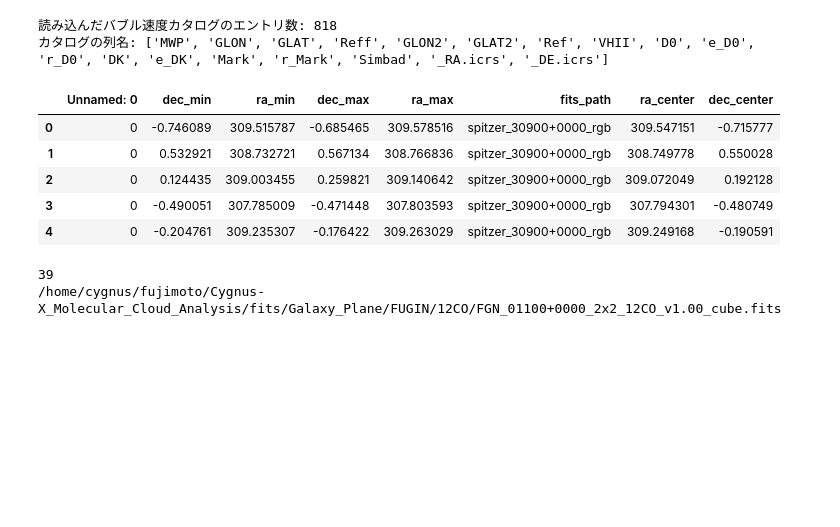
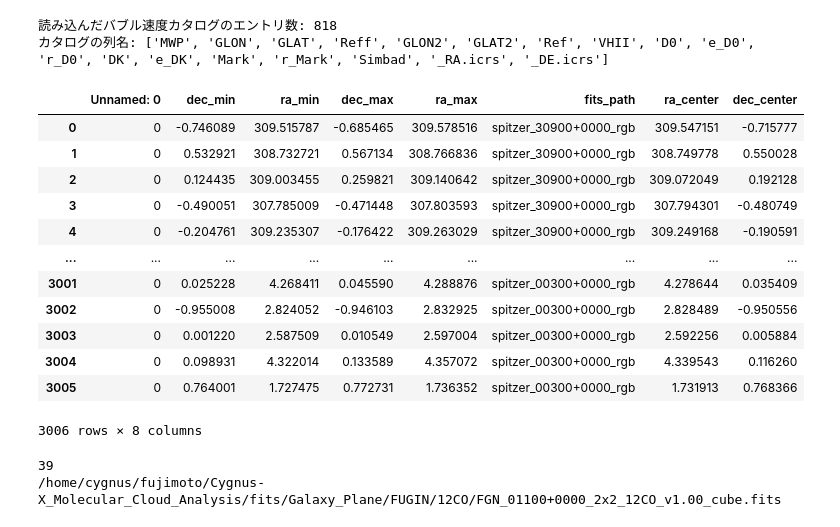
Before and after one commit to yudai-22/Cygnus-X_CAE, a Jupyter notebook: Bubble_analysis/C18Ospectrum_detection_all-areas.ipynb, the cells around one changed output. Saved outputs shown, nothing was run; the diff lists cells and outputs as text; code cells hidden in the pictures; blank space fills up the shorter version.

```diff
--- a/Bubble_analysis/C18Ospectrum_detection_all-areas.ipynb
+++ b/Bubble_analysis/C18Ospectrum_detection_all-areas.ipynb
@@ -57,16 +57,23 @@ print("カタログの列名:", bub_velocity_table.columns.tolist())
 # %%
 all_bubble_catalogue = pd.read_csv('/home/cygnus/fujimoto/Cygnus-X_Molecular_Cloud_Analysis/Bubble_Catalogue/infer_catalogue_all.csv')
 all_bubble_catalogue['ra_center'] = (all_bubble_catalogue['ra_min'] + all_bubble_catalogue['ra_max'])/2
 all_bubble_catalogue['dec_center'] = (all_bubble_catalogue['dec_min'] + all_bubble_catalogue['dec_max'])/2
 # all_bubble_catalogue = all_bubble_catalogue[2000:]
-all_bubble_catalogue.head()
+all_bubble_catalogue
 # %% [output]
 |  | Unnamed: 0 | dec_min | ra_min | dec_max | ra_max | fits_path | ra_center | dec_center |
 | 0 | 0 | -0.746089 | 309.515787 | -0.685465 | 309.578516 | spitzer_30900+0000_rgb | 309.547151 | -0.715777 |
 | 1 | 0 | 0.532921 | 308.732721 | 0.567134 | 308.766836 | spitzer_30900+0000_rgb | 308.749778 | 0.550028 |
 | 2 | 0 | 0.124435 | 309.003455 | 0.259821 | 309.140642 | spitzer_30900+0000_rgb | 309.072049 | 0.192128 |
 | 3 | 0 | -0.490051 | 307.785009 | -0.471448 | 307.803593 | spitzer_30900+0000_rgb | 307.794301 | -0.480749 |
 | 4 | 0 | -0.204761 | 309.235307 | -0.176422 | 309.263029 | spitzer_30900+0000_rgb | 309.249168 | -0.190591 |
+| ... | ... | ... | ... | ... | ... | ... | ... | ... |
+| 3001 | 0 | 0.025228 | 4.268411 | 0.045590 | 4.288876 | spitzer_00300+0000_rgb | 4.278644 | 0.035409 |
+| 3002 | 0 | -0.955008 | 2.824052 | -0.946103 | 2.832925 | spitzer_00300+0000_rgb | 2.828489 | -0.950556 |
+| 3003 | 0 | 0.001220 | 2.587509 | 0.010549 | 2.597004 | spitzer_00300+0000_rgb | 2.592256 | 0.005884 |
+| 3004 | 0 | 0.098931 | 4.322014 | 0.133589 | 4.357072 | spitzer_00300+0000_rgb | 4.339543 | 0.116260 |
+| 3005 | 0 | 0.764001 | 1.727475 | 0.772731 | 1.736352 | spitzer_00300+0000_rgb | 1.731913 | 0.768366 |
+3006 rows × 8 columns
 # %%
 fugin_path_list = sorted(
     glob.glob(
```
Also changed, not shown: parts of 5 cells of this notebook.
